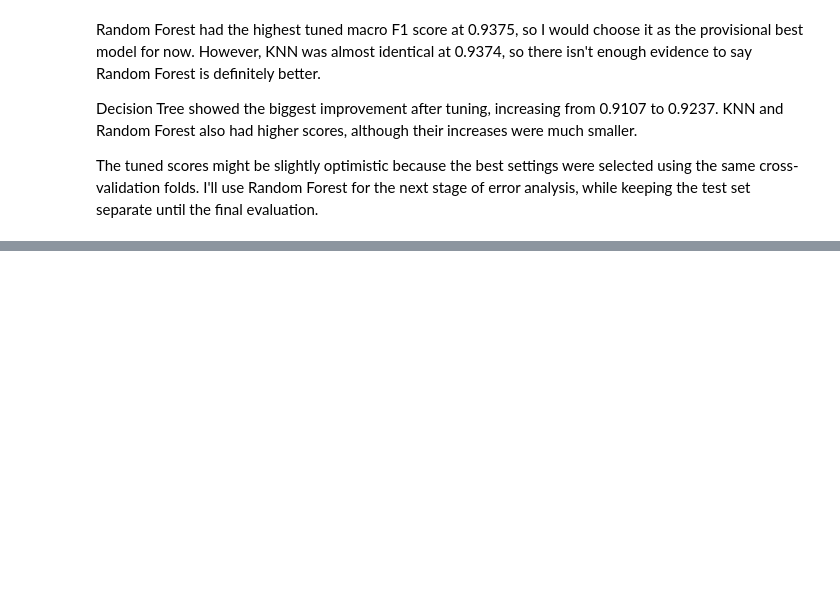
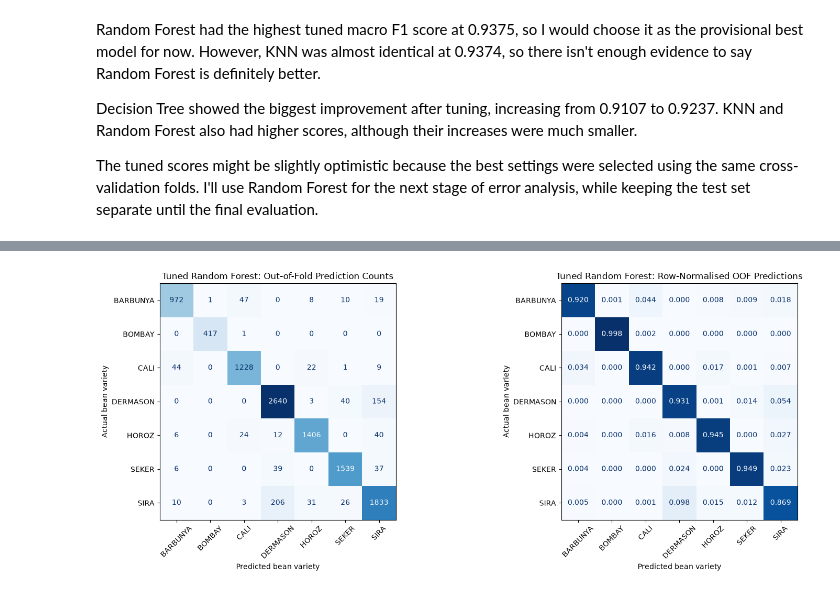
Before and after one commit to cliodhnarv/dry-bean-ml-classification, a Jupyter notebook: notebooks/01_data_audit_and_baseline.ipynb, the cells around one changed output, grey strips where cells are left out. Cells and saved outputs as stored; diff of their text form; code cells hidden in the pictures; blank space fills up the shorter version.

Commit message:
Adding confusion matrix and classification error analysis

```diff
--- a/notebooks/01_data_audit_and_baseline.ipynb
+++ b/notebooks/01_data_audit_and_baseline.ipynb
@@ -710,0 +719,38 @@ The tuned scores might be slightly optimistic because the best settings were sel
+# %%
+from sklearn.model_selection import cross_val_predict
+from sklearn.metrics import confusion_matrix, ConfusionMatrixDisplay, classification_report
+
+rf_oof_predictions = cross_val_predict(
+    tuned_models["Random Forest"],
+    X_train,
+    y_train,
+    cv=cv,
+    method="predict",
+    n_jobs=2
+)
+# %%
+bean_classes = np.sort(y_train.unique())
+
+rf_confusion_counts = confusion_matrix(
+    y_train, rf_oof_predictions, labels=bean_classes
+)
+rf_confusion_normalised = confusion_matrix(
+    y_train, rf_oof_predictions, labels=bean_classes, normalize="true"
+)
+
+rf_cm_figure, rf_cm_axes = plt.subplots(1, 2, figsize=(16, 6))
+ConfusionMatrixDisplay(
+    confusion_matrix=rf_confusion_counts, display_labels=bean_classes
+).plot(ax=rf_cm_axes[0], cmap="Blues", values_format="d", colorbar=False, xticks_rotation=45)
+ConfusionMatrixDisplay(
+    confusion_matrix=rf_confusion_normalised, display_labels=bean_classes
+).plot(ax=rf_cm_axes[1], cmap="Blues", values_format=".3f", colorbar=False, xticks_rotation=45)
+rf_cm_axes[0].set_title("Tuned Random Forest: Out-of-Fold Prediction Counts")
+rf_cm_axes[1].set_title("Tuned Random Forest: Row-Normalised OOF Predictions")
+for matrix_ax in rf_cm_axes:
+    matrix_ax.set_xlabel("Predicted bean variety")
+    matrix_ax.set_ylabel("Actual bean variety")
+plt.tight_layout()
+plt.show()
+# %% [output]
+[figure, added]
```
Also changed, not shown: parts of 4 cells of this notebook.
